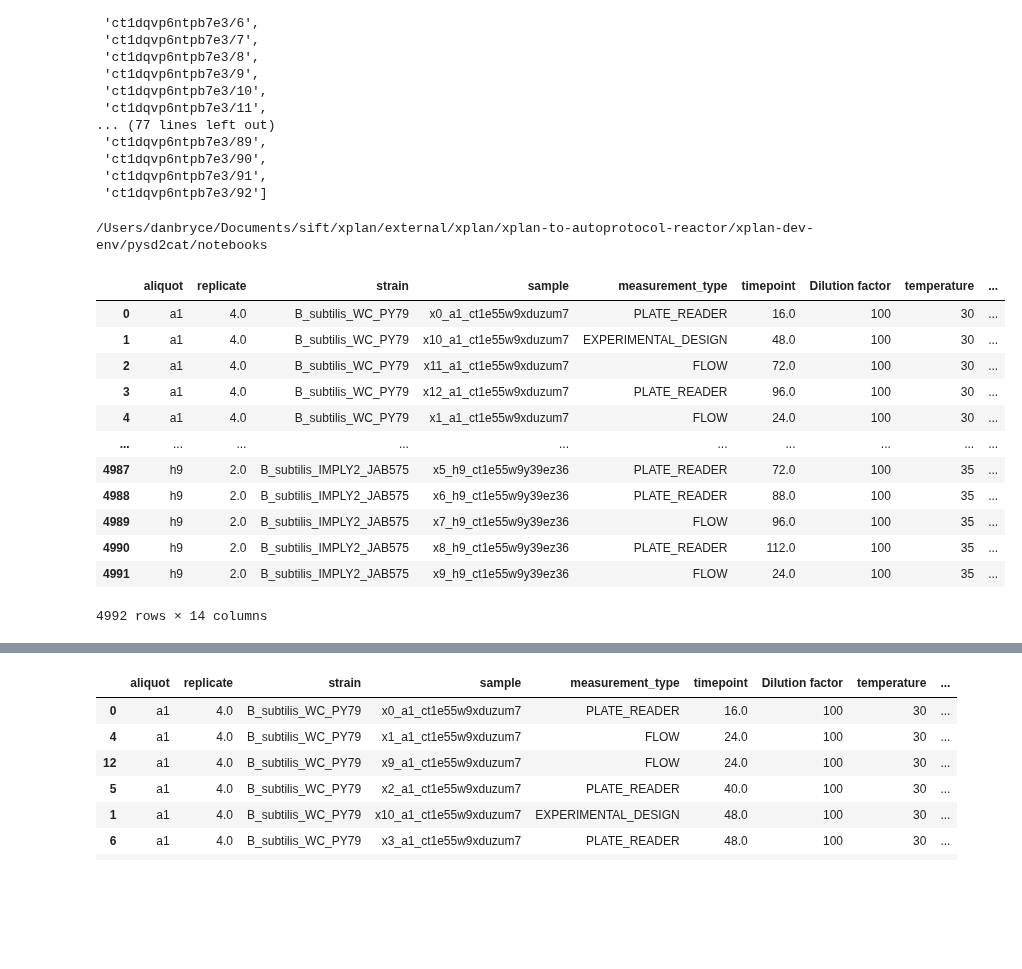
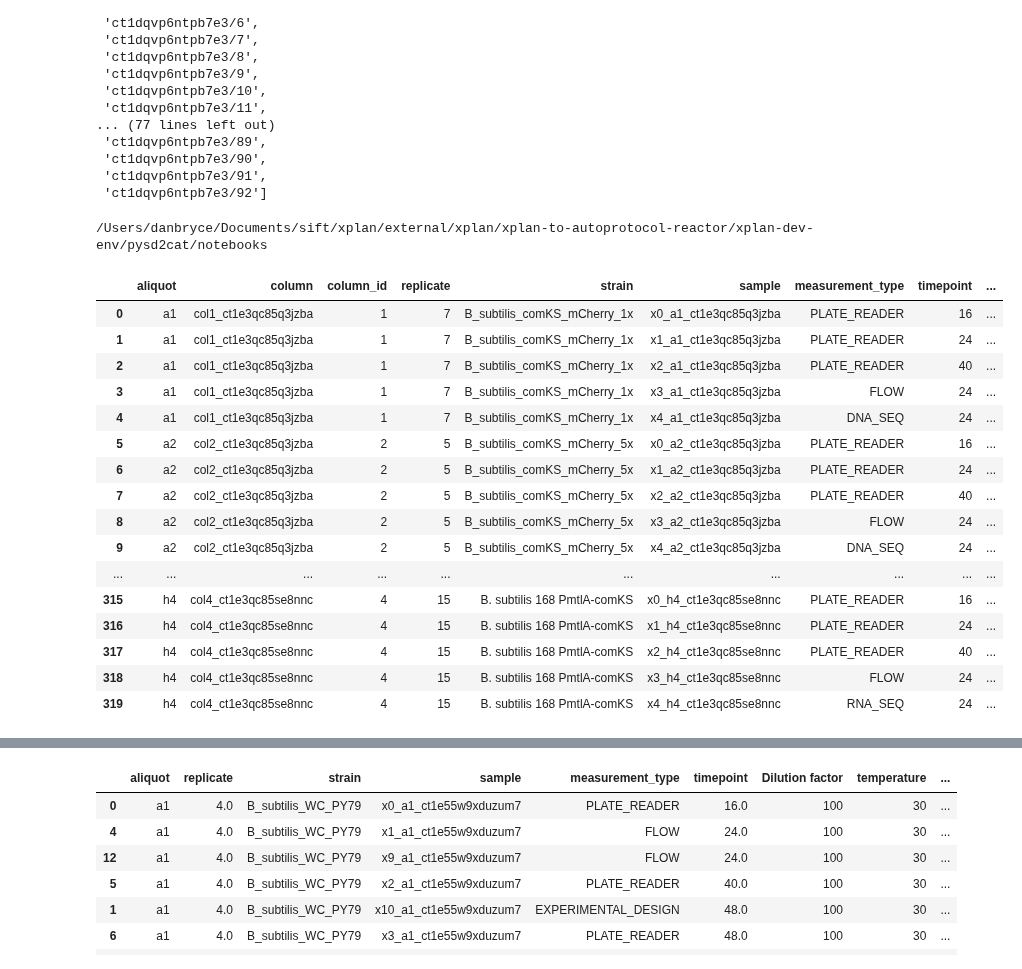
Before and after one commit to SD2E/pysd2cat, a Jupyter notebook: notebooks/scratch.ipynb, the cells around one changed output, grey strips where cells are left out. Cells and saved outputs as stored; diff of their text form; code cells hidden in the pictures; blank space fills up the shorter version.

```diff
--- a/notebooks/scratch.ipynb
+++ b/notebooks/scratch.ipynb
@@ -587,37 +615,42 @@ c = objects.Container("ct1dqvp6ntpb7e3")
 # %%
 import os
 import json
 import pandas as pd
 
 def get_design_df(design_file):
     j = json.load(open(design_file, 'r'))
     return pd.read_json(j['design'])
 
 print(os.getcwd())
 this_dir = os.getcwd()
-df = get_design_df(os.path.realpath(os.path.join(this_dir, '../../../tmp/NOVEL_CHASSIS/experiments/experiment.transcriptic.2020-02-20-NovelChassis-OR-Circuit-Cycle1-ObstacleCourse/design_experiment.transcriptic.2020-02-20-NovelChassis-OR-Circuit-Cycle1-ObstacleCourse.json')))
-#df = get_design_df(os.path.realpath(os.path.join(this_dir, '../../../tmp/NOVEL_CHASSIS/experiments/experiment.transcriptic.2020-02-14-mCherry-Bacillus-Control-Strain-with-RNAseq-testing/design_experiment.transcriptic.2020-02-14-mCherry-Bacillus-Control-Strain-with-RNAseq-testing.json')))
+#df = get_design_df(os.path.realpath(os.path.join(this_dir, '../../../tmp/NOVEL_CHASSIS/experiments/experiment.transcriptic.2020-02-20-B-Subtilis-LiveDeadClassification/design_experiment.transcriptic.2020-02-20-B-Subtilis-LiveDeadClassification.json')))
+#df = get_design_df(os.path.realpath(os.path.join(this_dir, '../../../tmp/NOVEL_CHASSIS/experiments/experiment.transcriptic.2020-02-20-NovelChassis-OR-Circuit-Cycle1-ObstacleCourse/design_experiment.transcriptic.2020-02-20-NovelChassis-OR-Circuit-Cycle1-ObstacleCourse.json')))
+df = get_design_df(os.path.realpath(os.path.join(this_dir, '../../../tmp/NOVEL_CHASSIS/experiments/experiment.transcriptic.2020-02-14-mCherry-Bacillus-Control-Strain-with-RNAseq-testing/design_experiment.transcriptic.2020-02-14-mCherry-Bacillus-Control-Strain-with-RNAseq-testing.json')))
 #df = get_design_df(os.path.realpath(os.path.join(this_dir, '../../../tmp/YEAST_STATES_GROWTH_CURVE/experiments/growth_curve_test1/design_growth_curve_test1.json')))
 #df = get_design_df(os.path.realpath(os.path.join(this_dir, '../../../tmp/YEAST_STATES_GROWTH_CURVE/experiments/growth_curve_test1_corrected/design_growth_curve_test1_corrected.json')))
 #df = get_design_df(os.path.realpath(os.path.join(this_dir, '../../../tmp/YEAST_STATES/experiments/dose_response_test1/design_dose_response_test1.json')))
 #df = get_design_df(os.path.realpath(os.path.join(this_dir, '../../../tmp/YEAST_STATES/experiments/dose_response_test1/design_dose_response_test1.json')))
 #df = get_design_df(os.path.realpath(os.path.join(this_dir, '../../../tmp/YEAST_STATES/experiments/YeastSTATES CRISPR Long Duration Time Series Request (20191208)/design_YeastSTATES CRISPR Long Duration Time Series Request (20191208).json')))
 #df = get_design_df(os.path.realpath(os.path.join(this_dir, '../../../tmp/NOVEL_CHASSIS/experiments/CP_NovelChassis_OR_Circuit_Cycle0/design_CP_NovelChassis_OR_Circuit_Cycle0.json')))
 #df = get_design_df(os.path.realpath(os.path.join(this_dir, '../../../tmp/NOVEL_CHASSIS/experiments/CP_NovelChassis_OR_Circuit_Cycle0_8hour/design_CP_NovelChassis_OR_Circuit_Cycle0_8hour.json')))
 #df = get_design_df(os.path.realpath(os.path.join(this_dir, '../../../tmp/YEAST_STATES_OBSTACLE_COURSE/experiments/Obstacle_course1/design_Obstacle_course1.json')))
 df
 # %% [output]
 /Users/danbryce/Documents/sift/xplan/external/xplan/xplan-to-autoprotocol-reactor/xplan-dev-env/pysd2cat/notebooks
-|  | aliquot | replicate | strain | sample | measurement_type | timepoint | Dilution factor | temperature | ... |
-| 0 | a1 | 4.0 | B_subtilis_WC_PY79 | x0_a1_ct1e55w9xduzum7 | PLATE_READER | 16.0 | 100 | 30 | ... |
-| 1 | a1 | 4.0 | B_subtilis_WC_PY79 | x10_a1_ct1e55w9xduzum7 | EXPERIMENTAL_DESIGN | 48.0 | 100 | 30 | ... |
-| 2 | a1 | 4.0 | B_subtilis_WC_PY79 | x11_a1_ct1e55w9xduzum7 | FLOW | 72.0 | 100 | 30 | ... |
-| 3 | a1 | 4.0 | B_subtilis_WC_PY79 | x12_a1_ct1e55w9xduzum7 | PLATE_READER | 96.0 | 100 | 30 | ... |
-| 4 | a1 | 4.0 | B_subtilis_WC_PY79 | x1_a1_ct1e55w9xduzum7 | FLOW | 24.0 | 100 | 30 | ... |
+|  | aliquot | column | column_id | replicate | strain | sample | measurement_type | timepoint | ... |
+| 0 | a1 | col1_ct1e3qc85q3jzba | 1 | 7 | B_subtilis_comKS_mCherry_1x | x0_a1_ct1e3qc85q3jzba | PLATE_READER | 16 | ... |
+| 1 | a1 | col1_ct1e3qc85q3jzba | 1 | 7 | B_subtilis_comKS_mCherry_1x | x1_a1_ct1e3qc85q3jzba | PLATE_READER | 24 | ... |
+| 2 | a1 | col1_ct1e3qc85q3jzba | 1 | 7 | B_subtilis_comKS_mCherry_1x | x2_a1_ct1e3qc85q3jzba | PLATE_READER | 40 | ... |
+| 3 | a1 | col1_ct1e3qc85q3jzba | 1 | 7 | B_subtilis_comKS_mCherry_1x | x3_a1_ct1e3qc85q3jzba | FLOW | 24 | ... |
+| 4 | a1 | col1_ct1e3qc85q3jzba | 1 | 7 | B_subtilis_comKS_mCherry_1x | x4_a1_ct1e3qc85q3jzba | DNA_SEQ | 24 | ... |
+| 5 | a2 | col2_ct1e3qc85q3jzba | 2 | 5 | B_subtilis_comKS_mCherry_5x | x0_a2_ct1e3qc85q3jzba | PLATE_READER | 16 | ... |
+| 6 | a2 | col2_ct1e3qc85q3jzba | 2 | 5 | B_subtilis_comKS_mCherry_5x | x1_a2_ct1e3qc85q3jzba | PLATE_READER | 24 | ... |
+| 7 | a2 | col2_ct1e3qc85q3jzba | 2 | 5 | B_subtilis_comKS_mCherry_5x | x2_a2_ct1e3qc85q3jzba | PLATE_READER | 40 | ... |
+| 8 | a2 | col2_ct1e3qc85q3jzba | 2 | 5 | B_subtilis_comKS_mCherry_5x | x3_a2_ct1e3qc85q3jzba | FLOW | 24 | ... |
+| 9 | a2 | col2_ct1e3qc85q3jzba | 2 | 5 | B_subtilis_comKS_mCherry_5x | x4_a2_ct1e3qc85q3jzba | DNA_SEQ | 24 | ... |
 | ... | ... | ... | ... | ... | ... | ... | ... | ... | ... |
-| 4987 | h9 | 2.0 | B_subtilis_IMPLY2_JAB575 | x5_h9_ct1e55w9y39ez36 | PLATE_READER | 72.0 | 100 | 35 | ... |
-| 4988 | h9 | 2.0 | B_subtilis_IMPLY2_JAB575 | x6_h9_ct1e55w9y39ez36 | PLATE_READER | 88.0 | 100 | 35 | ... |
-| 4989 | h9 | 2.0 | B_subtilis_IMPLY2_JAB575 | x7_h9_ct1e55w9y39ez36 | FLOW | 96.0 | 100 | 35 | ... |
-| 4990 | h9 | 2.0 | B_subtilis_IMPLY2_JAB575 | x8_h9_ct1e55w9y39ez36 | PLATE_READER | 112.0 | 100 | 35 | ... |
-| 4991 | h9 | 2.0 | B_subtilis_IMPLY2_JAB575 | x9_h9_ct1e55w9y39ez36 | FLOW | 24.0 | 100 | 35 | ... |
+| 315 | h4 | col4_ct1e3qc85se8nnc | 4 | 15 | B. subtilis 168 PmtlA-comKS | x0_h4_ct1e3qc85se8nnc | PLATE_READER | 16 | ... |
+| 316 | h4 | col4_ct1e3qc85se8nnc | 4 | 15 | B. subtilis 168 PmtlA-comKS | x1_h4_ct1e3qc85se8nnc | PLATE_READER | 24 | ... |
+| 317 | h4 | col4_ct1e3qc85se8nnc | 4 | 15 | B. subtilis 168 PmtlA-comKS | x2_h4_ct1e3qc85se8nnc | PLATE_READER | 40 | ... |
+| 318 | h4 | col4_ct1e3qc85se8nnc | 4 | 15 | B. subtilis 168 PmtlA-comKS | x3_h4_ct1e3qc85se8nnc | FLOW | 24 | ... |
+| 319 | h4 | col4_ct1e3qc85se8nnc | 4 | 15 | B. subtilis 168 PmtlA-comKS | x4_h4_ct1e3qc85se8nnc | RNA_SEQ | 24 | ... |
-4992 rows × 14 columns
```
Also changed, not shown: parts of 8 cells of this notebook, 3 other files.
